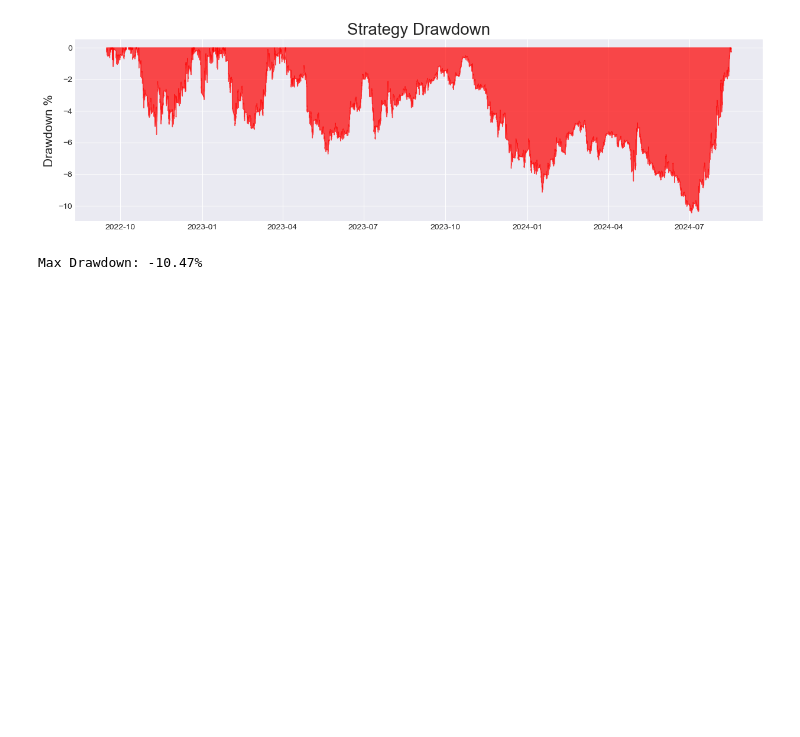
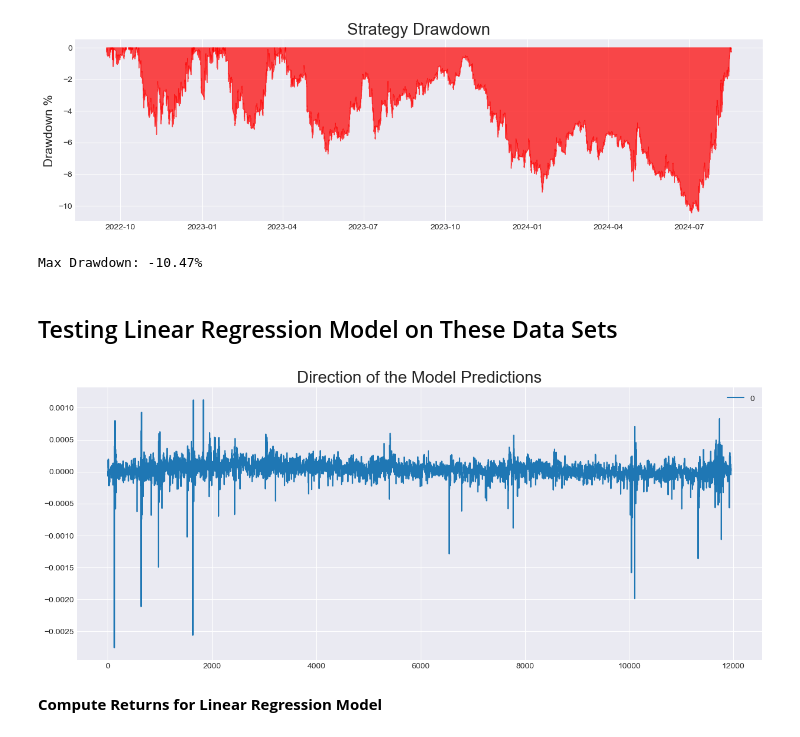
Before and after one commit to YarosInter/Time-Series-Support-Vector-Machine, a Jupyter notebook: Support Vector Machine Model.ipynb, the cells around one changed output. Saved outputs shown, nothing was run; the diff lists cells and outputs as text; code cells hidden in the pictures; blank space fills up the shorter version.

```diff
--- a/Support Vector Machine Model.ipynb
+++ b/Support Vector Machine Model.ipynb
@@ -282,3 +291,23 @@ backtest.strategy_drawdown(returns["returns"])
 # %% [output]
 [figure]
 Max Drawdown: -10.47%
+# %% [markdown]
+## Testing Linear Regression Model on These Data Sets
+# %%
+from sklearn.linear_model import LinearRegression
+
+regressor = LinearRegression()
+
+# Training the model
+regressor.fit(X_train_scaled, y_train)
+
+# Making predictions
+predictions2 = regressor.predict(X_test_scaled)
+
+# Plotting to visualize predictions to make sure go in both directions
+pd.DataFrame(predictions2).plot(figsize=(15,6))
+plt.title("Direction of the Model Predictions", fontsize=20);
+# %% [output]
+[figure, added]
+# %% [markdown]
+**Compute Returns for Linear Regression Model**
```
Also changed, not shown: parts of 15 cells of this notebook.
